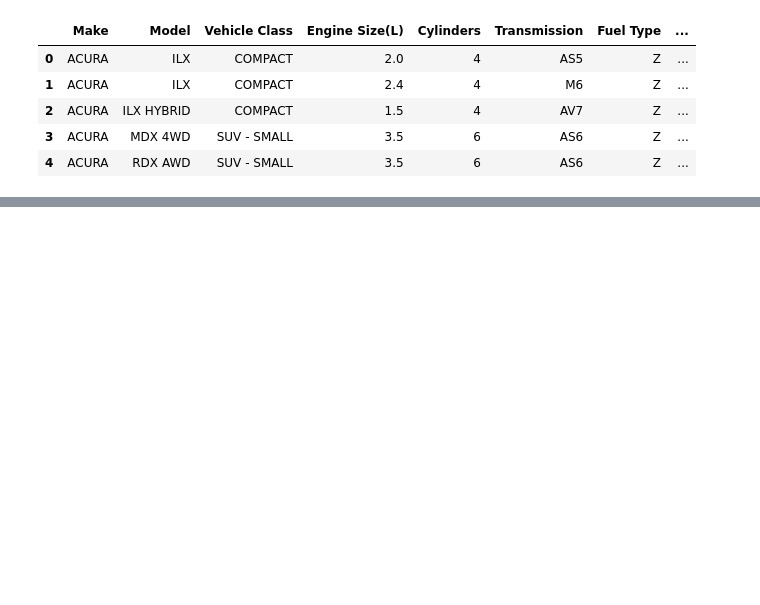
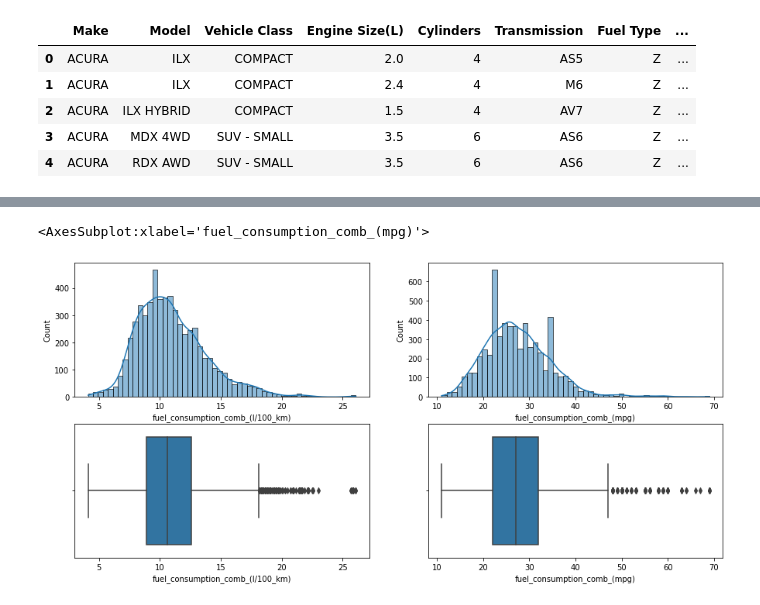
Before and after one commit to DZorikhin/co2_emissions, a Jupyter notebook: notebook.ipynb, the cells around one changed output, grey strips where cells are left out. Cells and saved outputs as stored; diff of their text form; code cells hidden in the pictures; blank space fills up the shorter version.

```diff
--- a/notebook.ipynb
+++ b/notebook.ipynb
@@ -24,0 +114,9 @@ df.head()
+# %%
+_, axes = plt.subplots(nrows=2, ncols=2, figsize=(15, 7))
+sns.histplot(data=df_full_train, x="fuel_consumption_comb_(l/100_km)", kde=True, ax=axes[0, 0])
+sns.histplot(data=df_full_train, x="fuel_consumption_comb_(mpg)", kde=True, ax=axes[0, 1])
+sns.boxplot(data=df_full_train, x="fuel_consumption_comb_(l/100_km)", ax=axes[1, 0])
+sns.boxplot(data=df_full_train, x="fuel_consumption_comb_(mpg)", ax=axes[1, 1])
+# %% [output]
+<AxesSubplot:xlabel='fuel_consumption_comb_(mpg)'>
+[figure, added]
```
Also changed, not shown: parts of 19 cells of this notebook.
